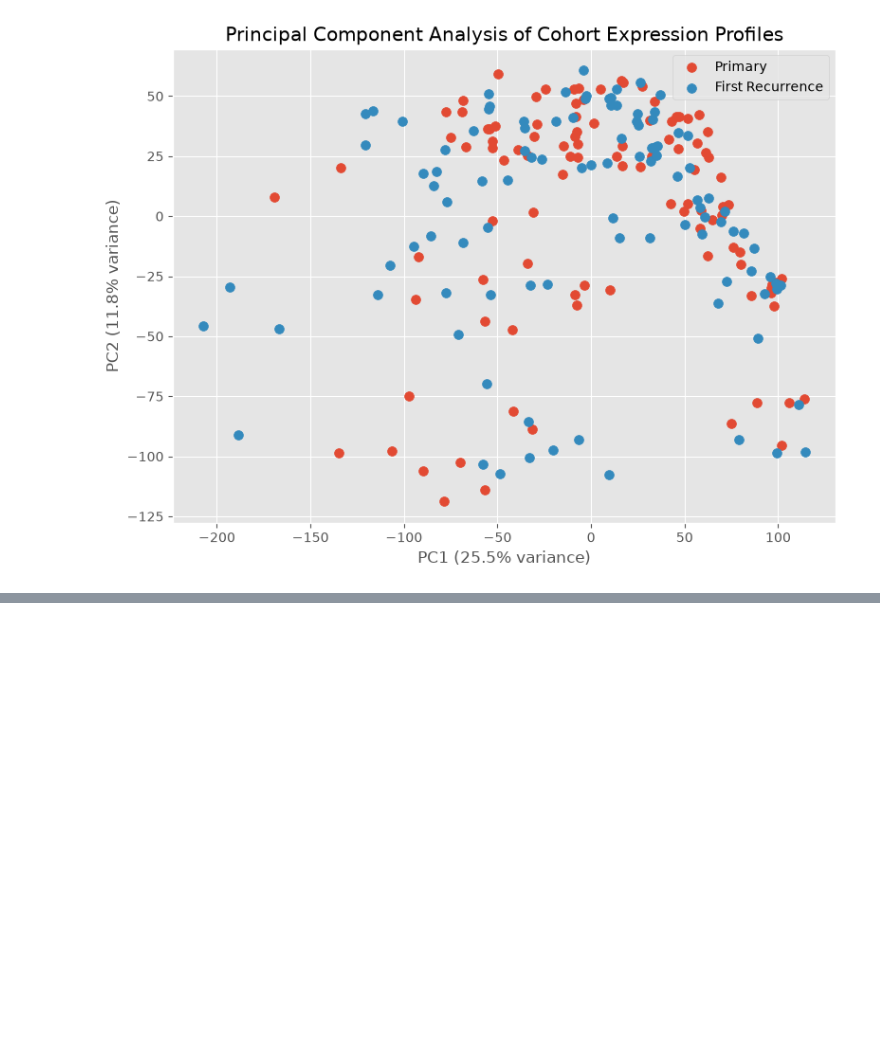
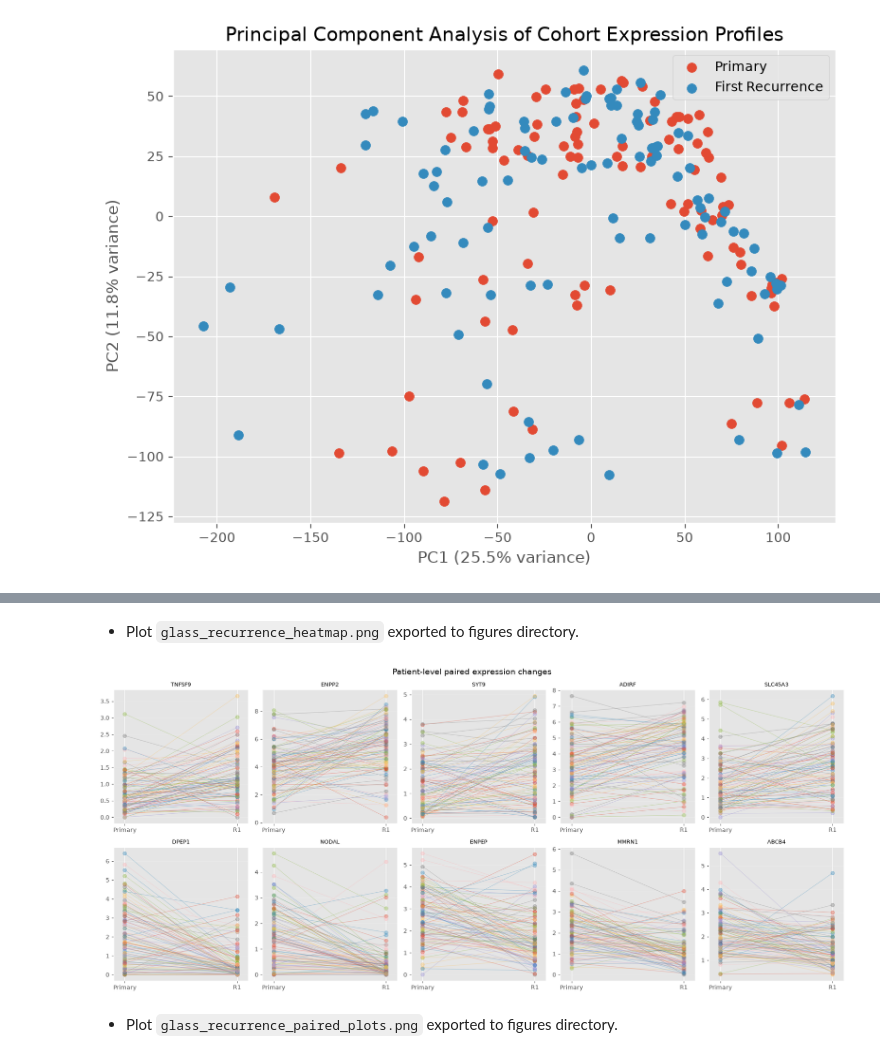
Before and after one commit to zuhany/cell_lines_pv_26, a Jupyter notebook: notebooks/GLASS.ipynb, the cells around one changed output, grey strips where cells are left out. Drawn from its saved outputs; the diff is of its cells as text; code cells hidden in the pictures; blank space fills up the shorter version.

```diff
--- a/notebooks/GLASS.ipynb
+++ b/notebooks/GLASS.ipynb
@@ -1739,0 +2025,62 @@ plt.show()
+# %% [markdown]
+- Plot `glass_recurrence_heatmap.png` exported to figures directory.
+# %%
+#Paired plot
+top_up_plot = (
+    glass_recurrence_UP_initial
+    .sort_values(
+        ["FRACTION_UP", "MEAN_DELTA"],
+        ascending=[False, False])
+    .head(5)["GENE"]
+    .tolist())
+
+top_down_plot = (
+    glass_recurrence_DOWN_initial
+    .sort_values(
+        ["FRACTION_DOWN", "MEAN_DELTA"],
+        ascending=[False, True])
+    .head(5)["GENE"]
+    .tolist())
+
+plot_genes = top_up_plot + top_down_plot
+
+
+fig, axes = plt.subplots(2, 5, figsize=(18, 8))
+for ax, gene in zip(axes.flat, plot_genes):
+    is_up = gene in top_up_plot
+    for _, row in pairs.iterrows():
+        primary_id = row["PRIMARY_SAMPLE_ID"]
+        r1_id = row["FIRST_RECURRENCE_SAMPLE_ID"]
+        if primary_id not in expr.columns or r1_id not in expr.columns:
+            continue
+        primary_value = expr.loc[gene, primary_id]
+        r1_value = expr.loc[gene, r1_id]
+        if pd.isna(primary_value) or pd.isna(r1_value):
+            continue
+        ax.plot(
+            [0, 1],
+            [primary_value, r1_value],
+            marker="o",
+            alpha=0.35,
+            linewidth=0.8
+        )
+    ax.set_xticks([0, 1])
+    ax.set_xticklabels(["Primary", "R1"])
+    ax.set_title(gene, fontsize=9)
+    ax.set_xlim(-0.1, 1.1)
+    ax.grid(axis="y", alpha=0.2)
+
+plt.suptitle(
+    "Patient-level paired expression changes",
+    fontsize=14)
+plt.tight_layout()
+plt.savefig(
+    "../figures/glass_recurrence_paired_plots.png",
+    dpi=300,
+    bbox_inches="tight")
+
+plt.show()
+# %% [output]
+[figure, added]
+# %% [markdown]
+- Plot `glass_recurrence_paired_plots.png` exported to figures directory.
```
Also changed, not shown: parts of 42 cells of this notebook, 13 other files.
